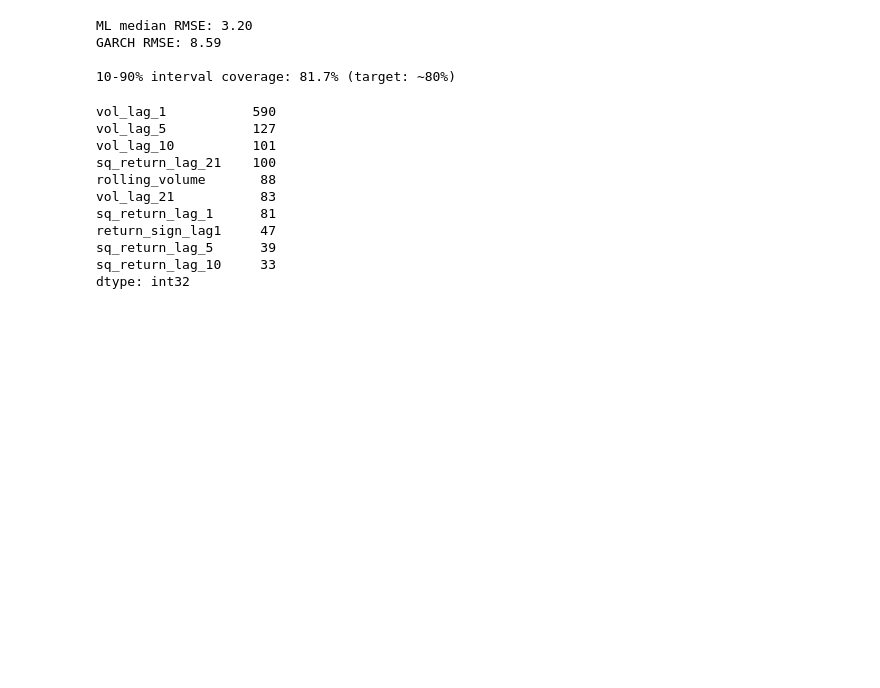
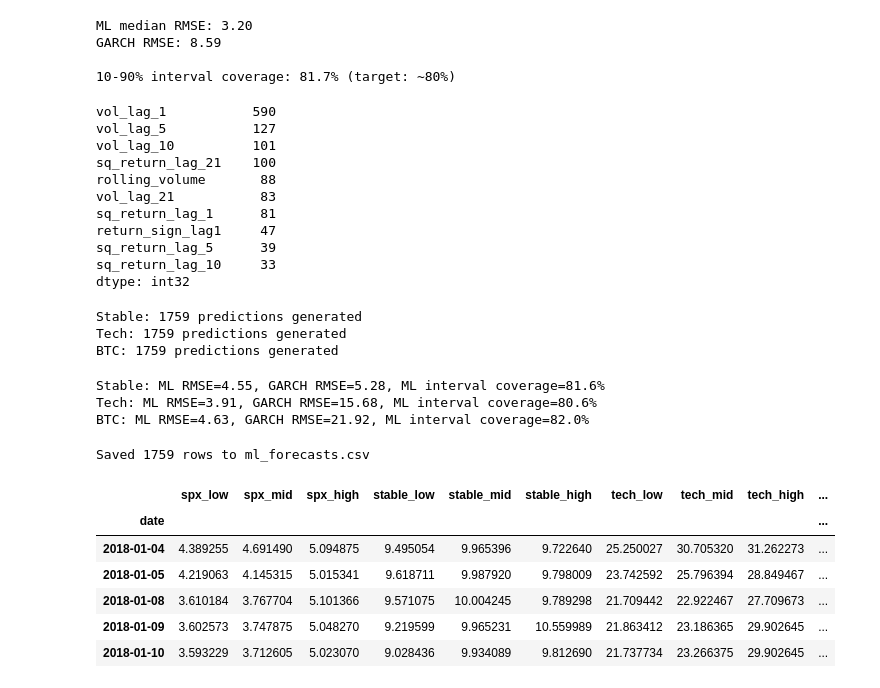
Before and after one commit to EthanB425/Volatility-forecasting-with-GARCH-vs.-ML-models, a Jupyter notebook: notebooks/05_ml_model.ipynb, the cells around one changed output. Drawn from its saved outputs; the diff is of its cells as text; code cells hidden in the pictures; blank space fills up the shorter version.

Commit message:
Trained walk-forward LightGBM quantile models and compare to GARCH baseline

```diff
--- a/notebooks/05_ml_model.ipynb
+++ b/notebooks/05_ml_model.ipynb
@@ -246,0 +281,53 @@ dtype: int32
+# %%
+stable = pd.read_csv("../data/stable.csv", index_col=0, parse_dates=True)
+tech = pd.read_csv("../data/tech.csv", index_col=0, parse_dates=True)
+btc = pd.read_csv("../data/btc.csv", index_col=0, parse_dates=True)
+
+stable_returns = np.log(stable["Close"] / stable["Close"].shift(1))
+tech_returns = np.log(tech["Close"] / tech["Close"].shift(1))
+btc_returns = np.log(btc["Close"] / btc["Close"].shift(1))
+
+stable_predictions = run_ml_pipeline(stable, stable_returns, realized_vol["stable"], cv_splits, "Stable")
+tech_predictions = run_ml_pipeline(tech, tech_returns, realized_vol["tech"], cv_splits, "Tech")
+btc_predictions = run_ml_pipeline(btc, btc_returns, realized_vol["btc"], cv_splits, "BTC")
+# %% [output]
+Stable: 1759 predictions generated
+Tech: 1759 predictions generated
+BTC: 1759 predictions generated
+# %%
+for name, predictions, garch_col in [("Stable", stable_predictions, "stable"),
+                                        ("Tech", tech_predictions, "tech"),
+                                        ("BTC", btc_predictions, "btc")]:
+    ml_rmse = rmse(predictions["pred_mid"], realized_vol[garch_col])
+    garch_rmse = rmse(garch_forecasts[garch_col], realized_vol[garch_col])
+
+    merged_check = pd.concat([predictions, realized_vol[garch_col]], axis=1, join="inner").dropna()
+    merged_check.columns = ["pred_low", "pred_mid", "pred_high", "actual"]
+    inside_interval = (merged_check["actual"] >= merged_check["pred_low"]) & (merged_check["actual"] <= merged_check["pred_high"])
+    coverage = inside_interval.mean() * 100
+
+    print(f"{name}: ML RMSE={ml_rmse:.2f}, GARCH RMSE={garch_rmse:.2f}, ML interval coverage={coverage:.1f}%")
+# %% [output]
+Stable: ML RMSE=4.55, GARCH RMSE=5.28, ML interval coverage=81.6%
+Tech: ML RMSE=3.91, GARCH RMSE=15.68, ML interval coverage=80.6%
+BTC: ML RMSE=4.63, GARCH RMSE=21.92, ML interval coverage=82.0%
+# %%
+all_ml_forecasts = pd.DataFrame({
+    "spx_low": predictions_df["pred_low"], "spx_mid": predictions_df["pred_mid"], "spx_high": predictions_df["pred_high"],
+    "stable_low": stable_predictions["pred_low"], "stable_mid": stable_predictions["pred_mid"], "stable_high": stable_predictions["pred_high"],
+    "tech_low": tech_predictions["pred_low"], "tech_mid": tech_predictions["pred_mid"], "tech_high": tech_predictions["pred_high"],
+    "btc_low": btc_predictions["pred_low"], "btc_mid": btc_predictions["pred_mid"], "btc_high": btc_predictions["pred_high"],
+})
+
+all_ml_forecasts.to_csv("../data/ml_forecasts.csv")
+print(f"Saved {len(all_ml_forecasts)} rows to ml_forecasts.csv")
+all_ml_forecasts.head()
+# %% [output]
+Saved 1759 rows to ml_forecasts.csv
+|  | spx_low | spx_mid | spx_high | stable_low | stable_mid | stable_high | tech_low | tech_mid | tech_high | ... |
+| date |  |  |  |  |  |  |  |  |  | ... |
+| 2018-01-04 | 4.389255 | 4.691490 | 5.094875 | 9.495054 | 9.965396 | 9.722640 | 25.250027 | 30.705320 | 31.262273 | ... |
+| 2018-01-05 | 4.219063 | 4.145315 | 5.015341 | 9.618711 | 9.987920 | 9.798009 | 23.742592 | 25.796394 | 28.849467 | ... |
+| 2018-01-08 | 3.610184 | 3.767704 | 5.101366 | 9.571075 | 10.004245 | 9.789298 | 21.709442 | 22.922467 | 27.709673 | ... |
+| 2018-01-09 | 3.602573 | 3.747875 | 5.048270 | 9.219599 | 9.965231 | 10.559989 | 21.863412 | 23.186365 | 29.902645 | ... |
+| 2018-01-10 | 3.593229 | 3.712605 | 5.023070 | 9.028436 | 9.934089 | 9.812690 | 21.737734 | 23.266375 | 29.902645 | ... |
```
Also changed, not shown: parts of 1 cell of this notebook.
